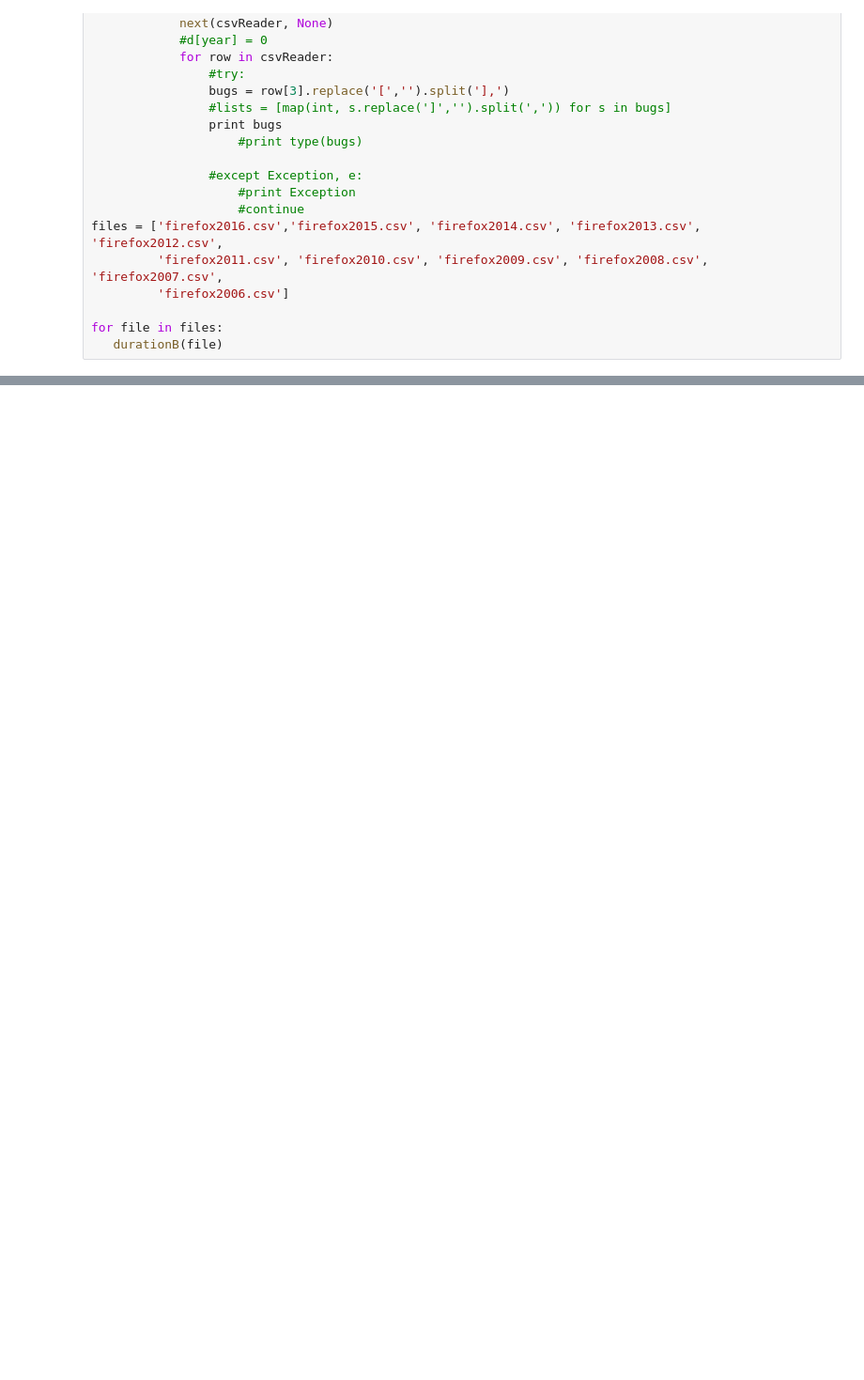
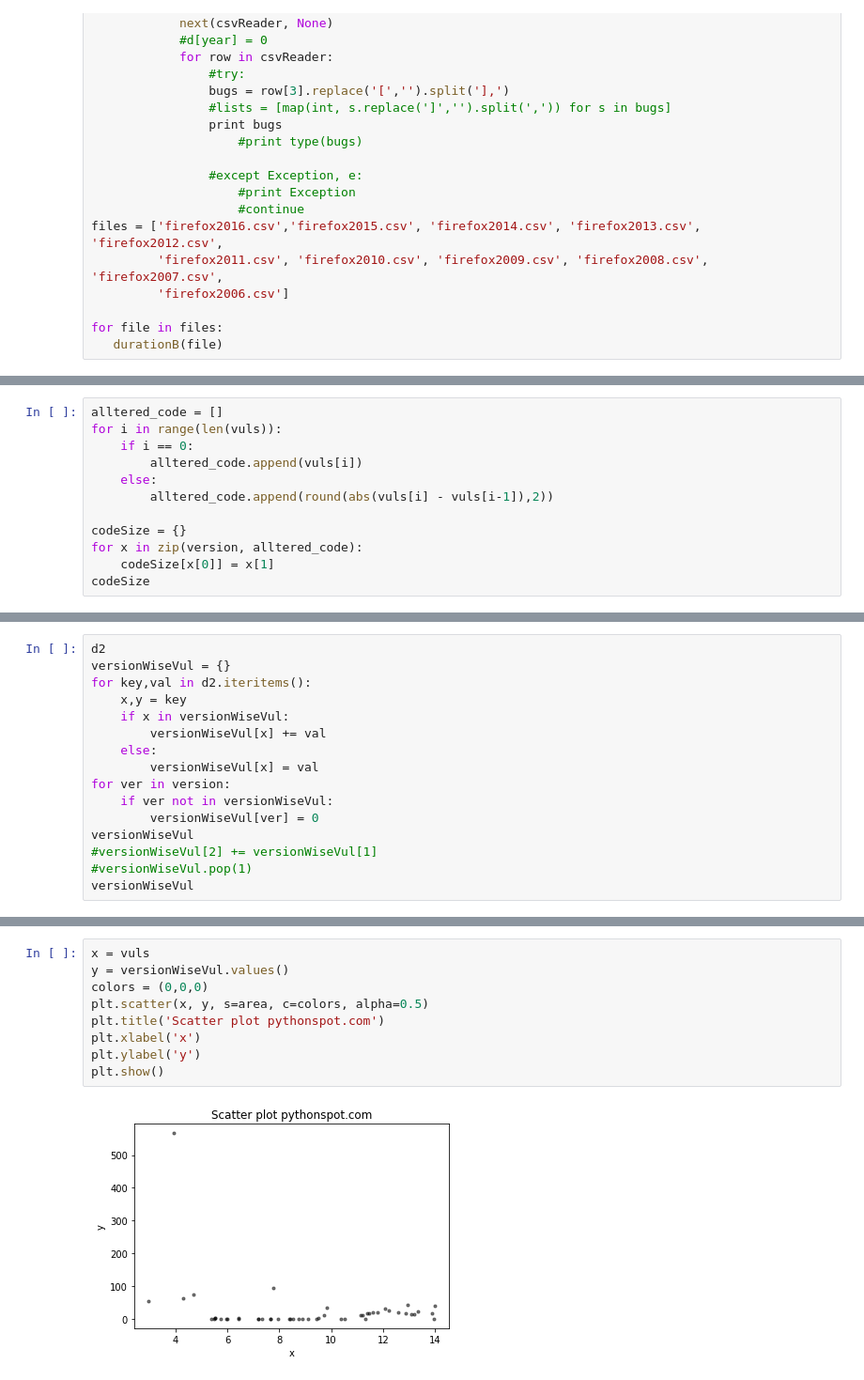
Before and after one commit to bala8/CSE-227, a Jupyter notebook: FirefoxCVEReader.ipynb, the cells around one changed output, grey strips where cells are left out. Shown at 94% size. Drawn from its saved outputs; the diff is of its cells as text; blank space fills up the shorter version.

```diff
--- a/FirefoxCVEReader.ipynb
+++ b/FirefoxCVEReader.ipynb
@@ -397,0 +464,12 @@ for file in files:
+# %%
+alltered_code = []
+for i in range(len(vuls)):
+    if i == 0:
+        alltered_code.append(vuls[i])
+    else:
+        alltered_code.append(round(abs(vuls[i] - vuls[i-1]),2))
+
+codeSize = {}
+for x in zip(version, alltered_code):
+    codeSize[x[0]] = x[1]
+codeSize
@@ -397,0 +494,16 @@ for file in files:
+# %%
+d2
+versionWiseVul = {}
+for key,val in d2.iteritems():
+    x,y = key
+    if x in versionWiseVul:
+        versionWiseVul[x] += val
+    else:
+        versionWiseVul[x] = val
+for ver in version:
+    if ver not in versionWiseVul:
+        versionWiseVul[ver] = 0
+versionWiseVul
+#versionWiseVul[2] += versionWiseVul[1]
+#versionWiseVul.pop(1)
+versionWiseVul
@@ -397,0 +556,11 @@ for file in files:
+# %%
+x = vuls
+y = versionWiseVul.values()
+colors = (0,0,0)
+plt.scatter(x, y, s=area, c=colors, alpha=0.5)
+plt.title('Scatter plot pythonspot.com')
+plt.xlabel('x')
+plt.ylabel('y')
+plt.show()
+# %% [output]
+[figure, added]
```
Also changed, not shown: parts of 19 cells of this notebook.
